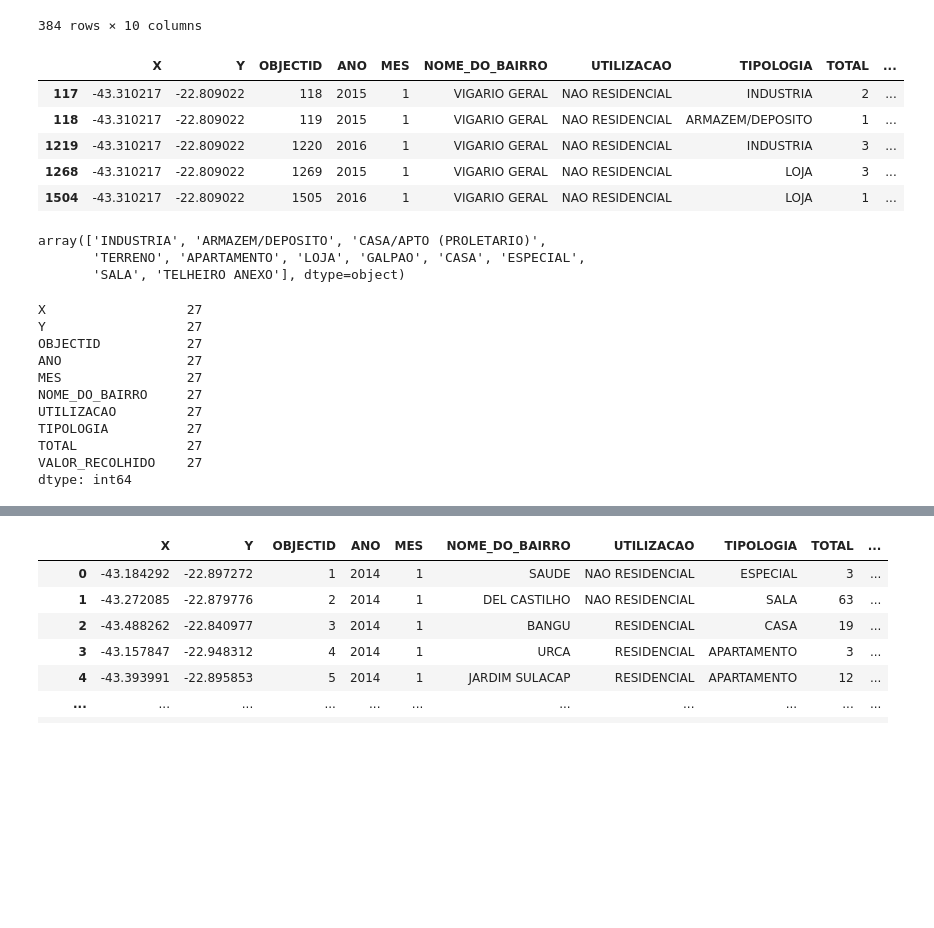
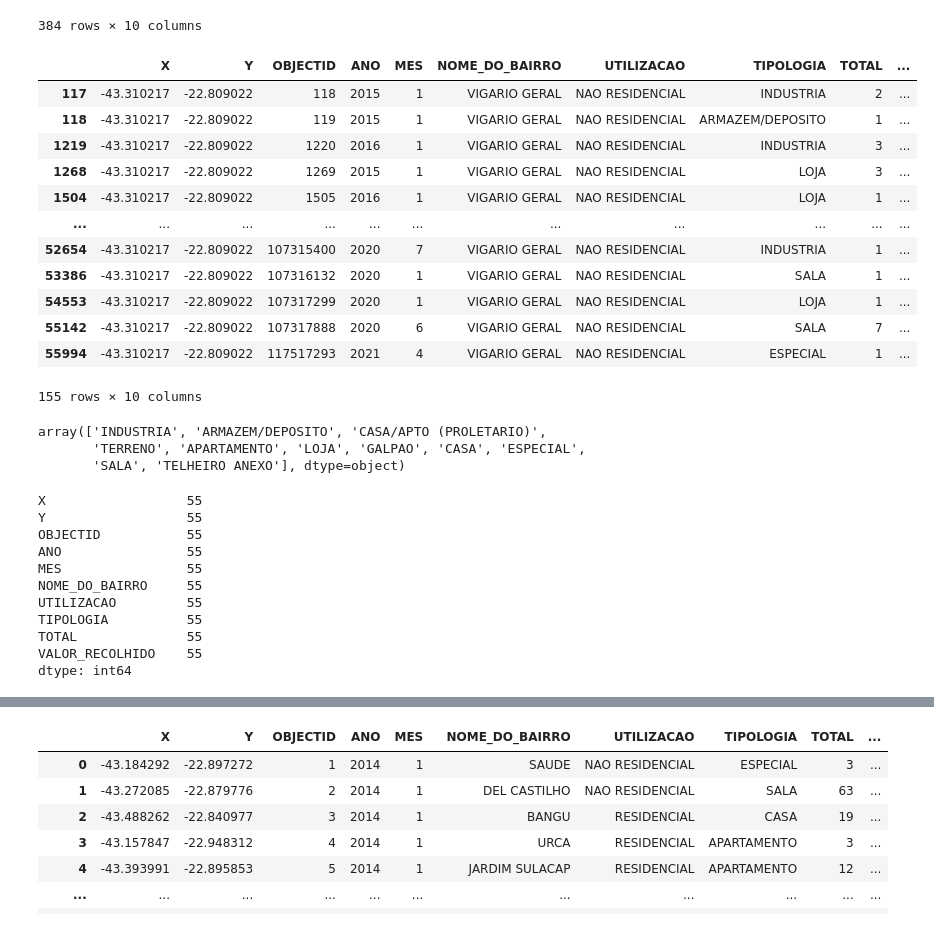
Before and after one commit to V1L3La/Learning-An-lise-de-Dados-em-Python, a Jupyter notebook: Transações_Imobiliárias_RJ_Análise_de_Dados_em_Python_Aula_01.ipynb, the cells around one changed output, grey strips where cells are left out. Drawn from its saved outputs; the diff is of its cells as text; code cells hidden in the pictures; blank space fills up the shorter version.

```diff
--- a/Transações_Imobiliárias_RJ_Análise_de_Dados_em_Python_Aula_01.ipynb
+++ b/Transações_Imobiliárias_RJ_Análise_de_Dados_em_Python_Aula_01.ipynb
@@ -135,15 +203,22 @@ df_Vigaris
 | 57476 | -43.310217 | -22.809022 | 117519136 | 2021 | 2 | VIGARIO GERAL | RESIDENCIAL | APARTAMENTO | 2 | ... |
 384 rows × 10 columns
 # %%
-Pesquisa_VIG = df.query('NOME_DO_BAIRRO =="VIGARIO GERAL" & UTILIZACAO =="NAO RESIDENCIAL"').head()
+Pesquisa_VIG = df.query('NOME_DO_BAIRRO =="VIGARIO GERAL" & UTILIZACAO =="NAO RESIDENCIAL"')
 Pesquisa_VIG
 # %% [output]
 |  | X | Y | OBJECTID | ANO | MES | NOME_DO_BAIRRO | UTILIZACAO | TIPOLOGIA | TOTAL | ... |
 | 117 | -43.310217 | -22.809022 | 118 | 2015 | 1 | VIGARIO GERAL | NAO RESIDENCIAL | INDUSTRIA | 2 | ... |
 | 118 | -43.310217 | -22.809022 | 119 | 2015 | 1 | VIGARIO GERAL | NAO RESIDENCIAL | ARMAZEM/DEPOSITO | 1 | ... |
 | 1219 | -43.310217 | -22.809022 | 1220 | 2016 | 1 | VIGARIO GERAL | NAO RESIDENCIAL | INDUSTRIA | 3 | ... |
 | 1268 | -43.310217 | -22.809022 | 1269 | 2015 | 1 | VIGARIO GERAL | NAO RESIDENCIAL | LOJA | 3 | ... |
 | 1504 | -43.310217 | -22.809022 | 1505 | 2016 | 1 | VIGARIO GERAL | NAO RESIDENCIAL | LOJA | 1 | ... |
+| ... | ... | ... | ... | ... | ... | ... | ... | ... | ... | ... |
+| 52654 | -43.310217 | -22.809022 | 107315400 | 2020 | 7 | VIGARIO GERAL | NAO RESIDENCIAL | INDUSTRIA | 1 | ... |
+| 53386 | -43.310217 | -22.809022 | 107316132 | 2020 | 1 | VIGARIO GERAL | NAO RESIDENCIAL | SALA | 1 | ... |
+| 54553 | -43.310217 | -22.809022 | 107317299 | 2020 | 1 | VIGARIO GERAL | NAO RESIDENCIAL | LOJA | 1 | ... |
+| 55142 | -43.310217 | -22.809022 | 107317888 | 2020 | 6 | VIGARIO GERAL | NAO RESIDENCIAL | SALA | 7 | ... |
+| 55994 | -43.310217 | -22.809022 | 117517293 | 2021 | 4 | VIGARIO GERAL | NAO RESIDENCIAL | ESPECIAL | 1 | ... |
+155 rows × 10 columns
 # %%
 df_Vigaris['TIPOLOGIA'].unique()
 # %% [output]
@@ -151,18 +226,18 @@ array(['INDUSTRIA', 'ARMAZEM/DEPOSITO', 'CASA/APTO (PROLETARIO)',
        'TERRENO', 'APARTAMENTO', 'LOJA', 'GALPAO', 'CASA', 'ESPECIAL',
        'SALA', 'TELHEIRO ANEXO'], dtype=object)
 # %%
-df_Vigaris[df_Vigaris['TIPOLOGIA'].str.contains('AZEM')].count()       # pesquisar por pedaço de palavra
+df_Vigaris[df_Vigaris['TIPOLOGIA'].str.contains('LPAO')].count()
 # %% [output]
-X                  27
-Y                  27
-OBJECTID           27
-ANO                27
-MES                27
-NOME_DO_BAIRRO     27
-UTILIZACAO         27
-TIPOLOGIA          27
-TOTAL              27
-VALOR_RECOLHIDO    27
+X                  55
+Y                  55
+OBJECTID           55
+ANO                55
+MES                55
+NOME_DO_BAIRRO     55
+UTILIZACAO         55
+TIPOLOGIA          55
+TOTAL              55
+VALOR_RECOLHIDO    55
 dtype: int64
 # %%
 df.sample(10)   #lista linhas aleatórias
```
Also changed, not shown: parts of 13 cells of this notebook.
